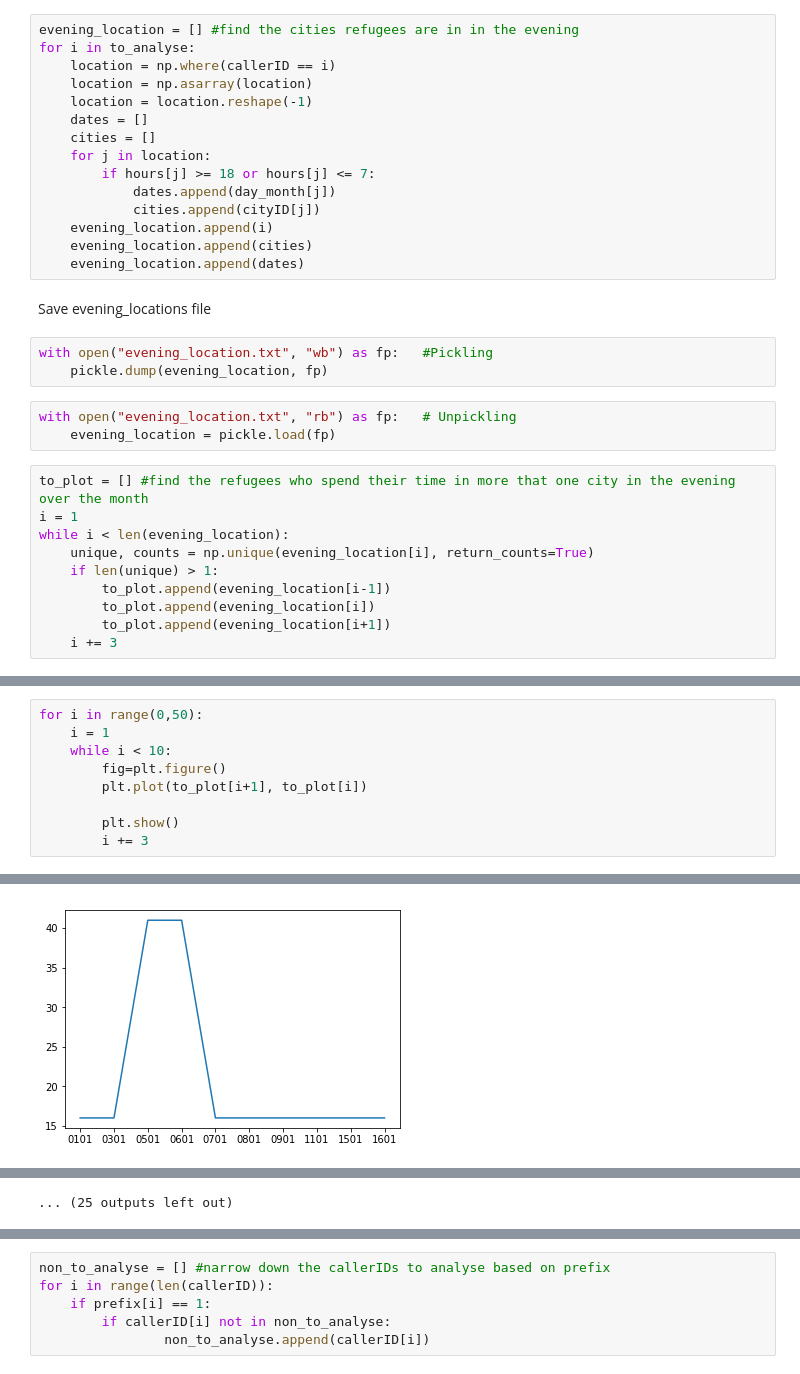
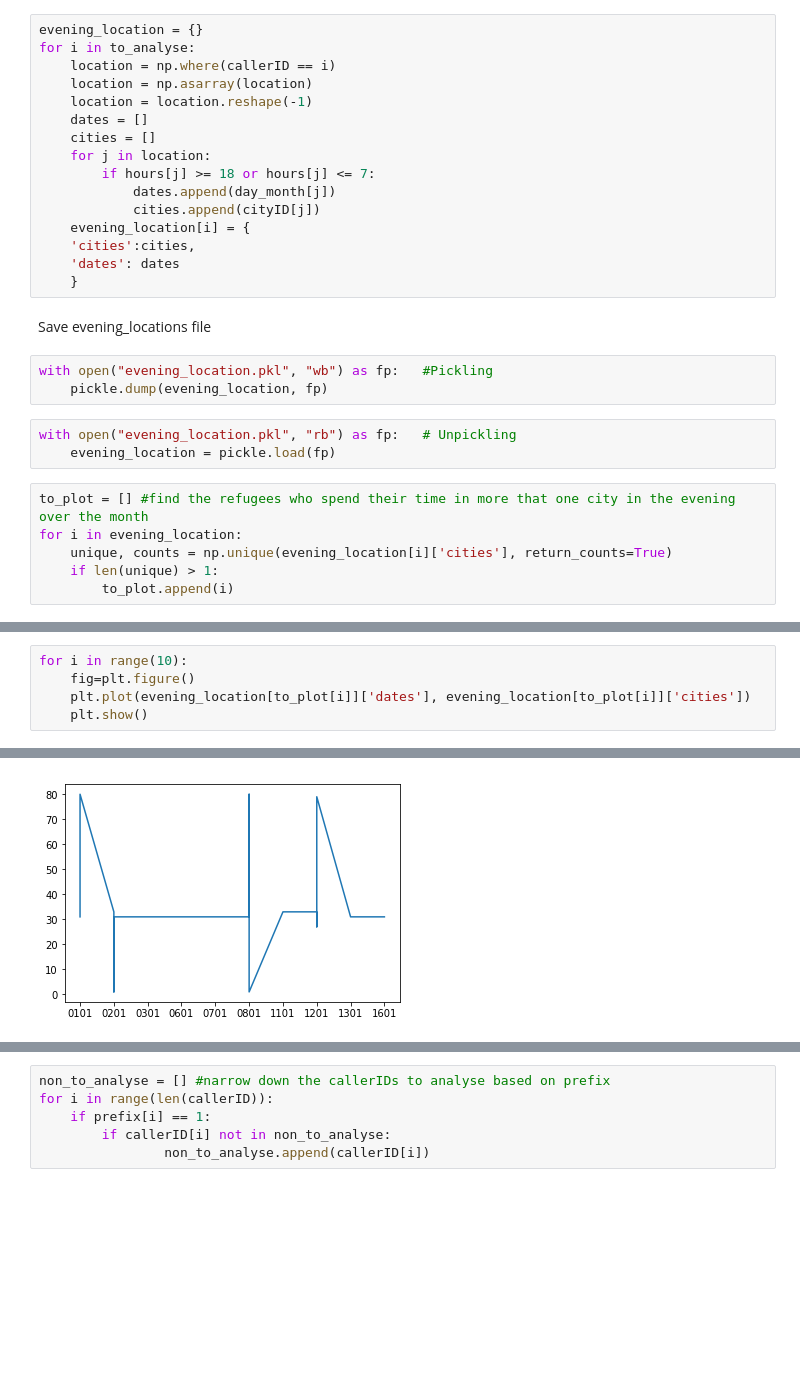
Before and after one commit to JosephPB/D4R, a Jupyter notebook: Coarse Analysis.ipynb, the cells around one changed output, grey strips where cells are left out. Drawn from its saved outputs; the diff is of its cells as text; blank space fills up the shorter version.

```diff
--- a/Coarse Analysis.ipynb
+++ b/Coarse Analysis.ipynb
@@ -88,7 +89,7 @@ to_analyse = np.asarray(to_analyse)
 # %%
 assert np.unique(to_analyse).shape == to_analyse.shape
 # %%
-evening_location = [] #find the cities refugees are in in the evening
+evening_location = {}
 for i in to_analyse:
     location = np.where(callerID == i)
     location = np.asarray(location)
@@ -99,25 +100,22 @@ for i in to_analyse:
         if hours[j] >= 18 or hours[j] <= 7:
             dates.append(day_month[j])
             cities.append(cityID[j])
-    evening_location.append(i)
-    evening_location.append(cities)
-    evening_location.append(dates)
+    evening_location[i] = {
+    'cities':cities,
+    'dates': dates
+    }
 # %% [markdown]
 Save evening_locations file
 # %%
-with open("evening_location.txt", "wb") as fp:   #Pickling
+with open("evening_location.pkl", "wb") as fp:   #Pickling
     pickle.dump(evening_location, fp)
 # %%
-with open("evening_location.txt", "rb") as fp:   # Unpickling
+with open("evening_location.pkl", "rb") as fp:   # Unpickling
     evening_location = pickle.load(fp)
 # %%
 to_plot = [] #find the refugees who spend their time in more that one city in the evening over the month
-i = 1
-while i < len(evening_location):
-    unique, counts = np.unique(evening_location[i], return_counts=True)
+for i in evening_location:
+    unique, counts = np.unique(evening_location[i]['cities'], return_counts=True)
     if len(unique) > 1:
-        to_plot.append(evening_location[i-1])
-        to_plot.append(evening_location[i])
-        to_plot.append(evening_location[i+1])
-    i += 3
+        to_plot.append(i)
 # %%
@@ -125,12 +123,8 @@ print ('there are {} callers out ot 50,000 refugees who moved cities'.format(len
 # %% [output]
 there are 1159 callers out ot 50,000 refugees who moved cities
 # %%
-for i in range(0,50):
-    i = 1
-    while i < 10:
-        fig=plt.figure()
-        plt.plot(to_plot[i+1], to_plot[i])
-
-        plt.show()
-        i += 3
+for i in range(10):
+    fig=plt.figure()
+    plt.plot(evening_location[to_plot[i]]['dates'], evening_location[to_plot[i]]['cities'])
+    plt.show()
 # %% [output]
@@ -142 +136 @@ for i in range(0,50):
-[figure, old version]
+[figure, new version]
@@ -149,3 +141,2 @@ for i in range(0,50):
-... (25 outputs left out)
 # %% [markdown]
 Compare against non-refugee population
```
Also changed, not shown: parts of 8 cells of this notebook, 3 other files.
